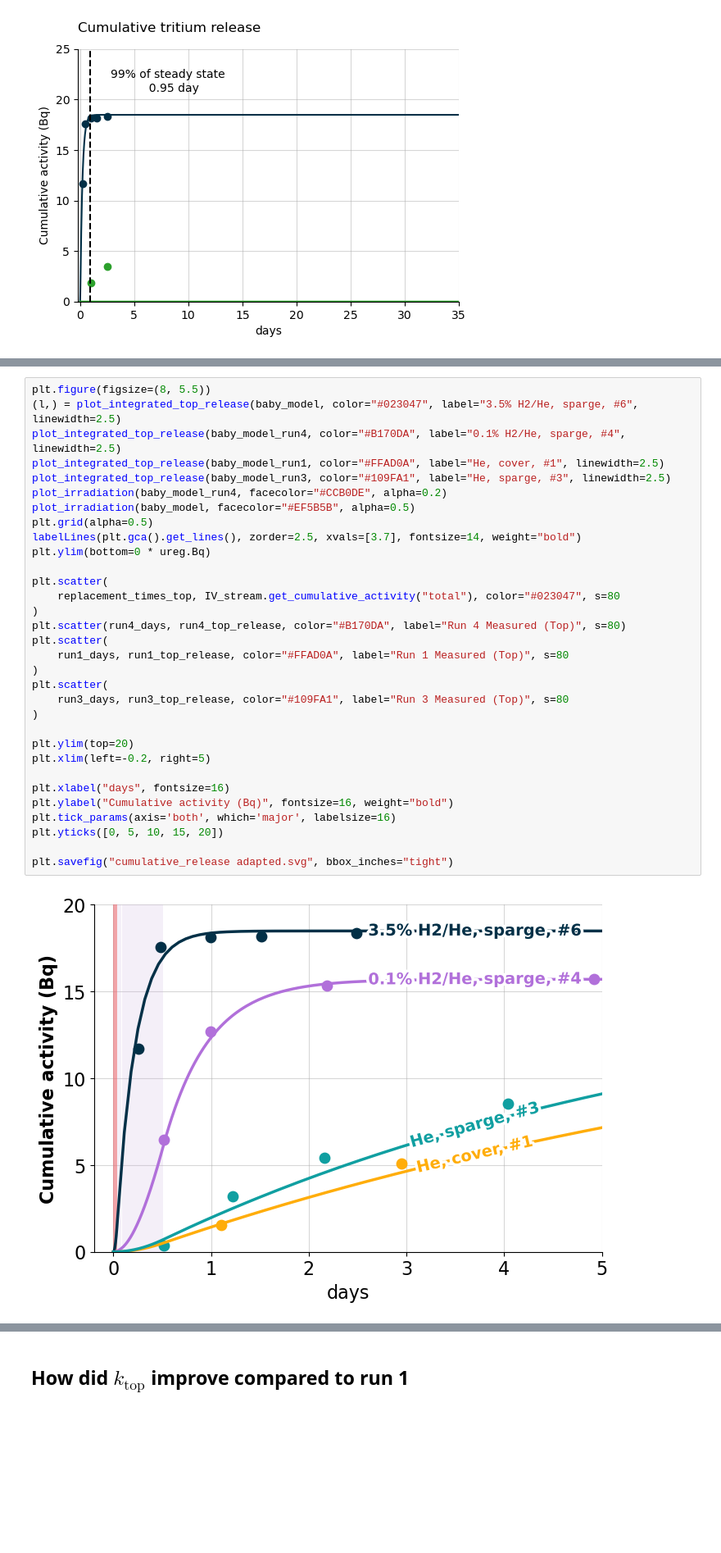
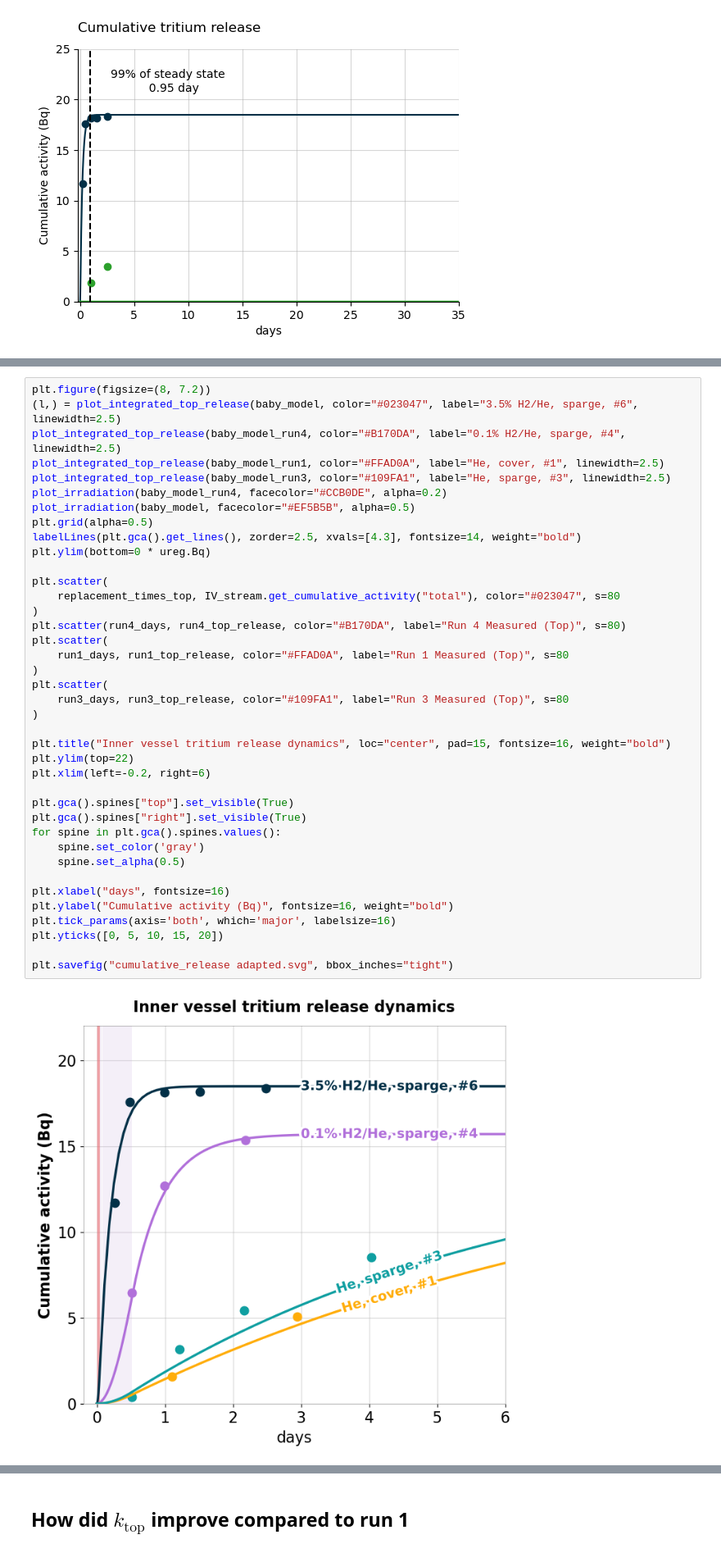
Before and after one commit to veliki-filozof/BABY-1L-run-6, a Jupyter notebook: analysis/tritium/tritium_model_mixrun.ipynb, the cells around one changed output, grey strips where cells are left out. Shown at 82% size. Cells and saved outputs as stored; diff of their text form; blank space fills up the shorter version.

Commit message:
Plotting results for conferences

```diff
--- a/analysis/tritium/tritium_model_mixrun.ipynb
+++ b/analysis/tritium/tritium_model_mixrun.ipynb
@@ -331,34 +331,41 @@ plt.savefig("cumulative_release.svg", bbox_inches="tight")
 # %%
-plt.figure(figsize=(8, 5.5))
+plt.figure(figsize=(8, 7.2))
 (l,) = plot_integrated_top_release(baby_model, color="#023047", label="3.5% H2/He, sparge, #6", linewidth=2.5)
 plot_integrated_top_release(baby_model_run4, color="#B170DA", label="0.1% H2/He, sparge, #4", linewidth=2.5)
 plot_integrated_top_release(baby_model_run1, color="#FFAD0A", label="He, cover, #1", linewidth=2.5)
 plot_integrated_top_release(baby_model_run3, color="#109FA1", label="He, sparge, #3", linewidth=2.5)
 plot_irradiation(baby_model_run4, facecolor="#CCB0DE", alpha=0.2)
 plot_irradiation(baby_model, facecolor="#EF5B5B", alpha=0.5)
 plt.grid(alpha=0.5)
-labelLines(plt.gca().get_lines(), zorder=2.5, xvals=[3.7], fontsize=14, weight="bold")
+labelLines(plt.gca().get_lines(), zorder=2.5, xvals=[4.3], fontsize=14, weight="bold")
 plt.ylim(bottom=0 * ureg.Bq)
 
 plt.scatter(
     replacement_times_top, IV_stream.get_cumulative_activity("total"), color="#023047", s=80
 )
 plt.scatter(run4_days, run4_top_release, color="#B170DA", label="Run 4 Measured (Top)", s=80)
 plt.scatter(
     run1_days, run1_top_release, color="#FFAD0A", label="Run 1 Measured (Top)", s=80
 )
 plt.scatter(
     run3_days, run3_top_release, color="#109FA1", label="Run 3 Measured (Top)", s=80
 )
 
-plt.ylim(top=20)
-plt.xlim(left=-0.2, right=5)
+plt.title("Inner vessel tritium release dynamics", loc="center", pad=15, fontsize=16, weight="bold")
+plt.ylim(top=22)
+plt.xlim(left=-0.2, right=6)
+
+plt.gca().spines["top"].set_visible(True)
+plt.gca().spines["right"].set_visible(True)
+for spine in plt.gca().spines.values():
+    spine.set_color('gray')
+    spine.set_alpha(0.5)
 
 plt.xlabel("days", fontsize=16)
 plt.ylabel("Cumulative activity (Bq)", fontsize=16, weight="bold")
 plt.tick_params(axis='both', which='major', labelsize=16)
 plt.yticks([0, 5, 10, 15, 20])
 
 plt.savefig("cumulative_release adapted.svg", bbox_inches="tight")
 # %% [output]
-[figure, old version]
+[figure, new version]
```
Also changed, not shown: parts of 4 cells of this notebook, 6 other files.
